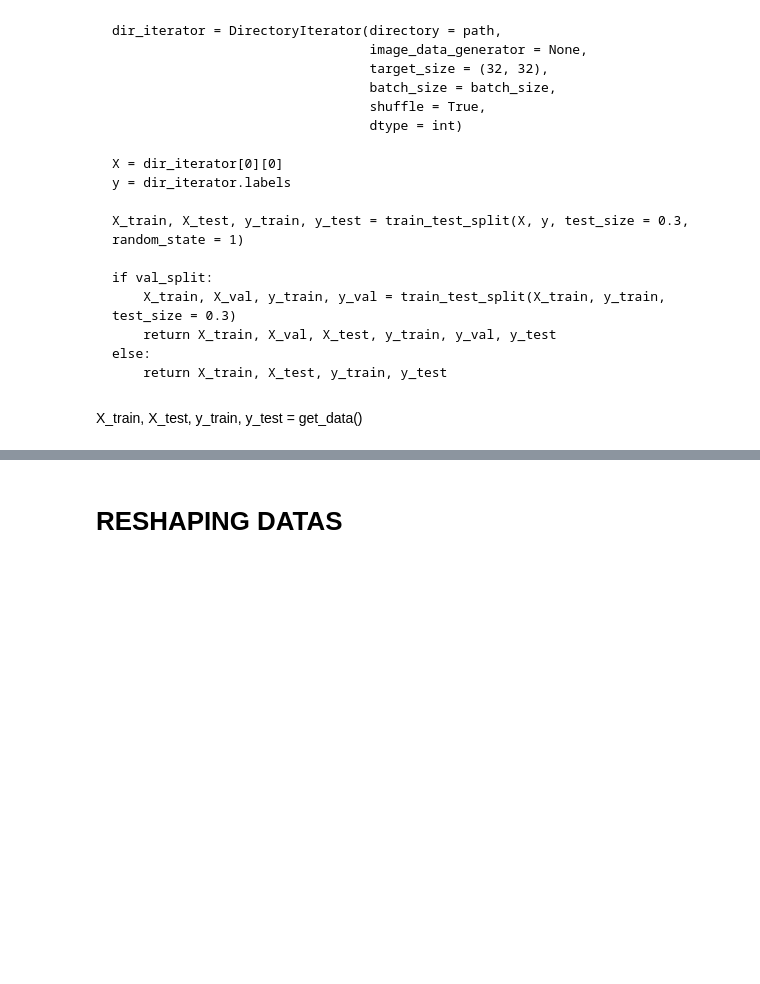
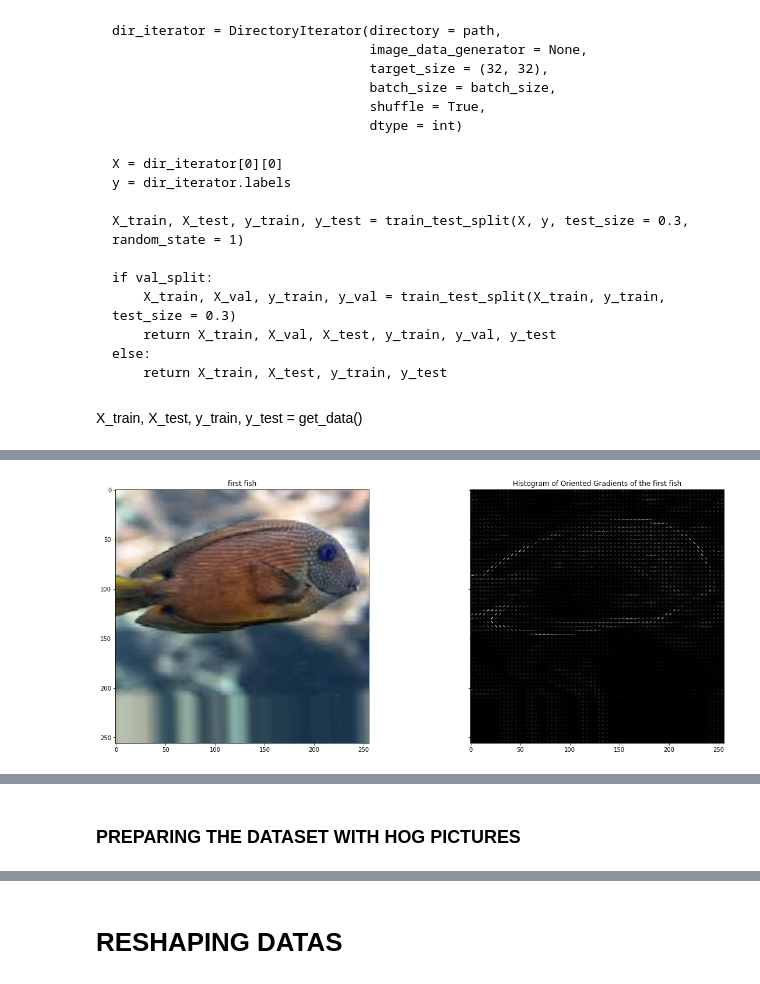
Before and after one commit to annemariemichaud/catchafish, a Jupyter notebook: notebooks/db_notebook.ipynb, the cells around one changed output, grey strips where cells are left out. Saved outputs shown, nothing was run; the diff lists cells and outputs as text; code cells hidden in the pictures; blank space fills up the shorter version.

```diff
--- a/notebooks/db_notebook.ipynb
+++ b/notebooks/db_notebook.ipynb
@@ -94,0 +157,3 @@ Found 1305 images belonging to 11 classes.
+# %%
+%%time
+fd, hog_image = hog(resized_img, orientations=9, pixels_per_cell=(4, 4), cells_per_block=(2, 2), visualize=True, multichannel=True)
@@ -94,0 +162,16 @@ Found 1305 images belonging to 11 classes.
+# %%
+%%time
+fig, (ax1, ax2) = plt.subplots(1, 2, figsize=(20, 8), sharex=True, sharey=True)
+
+ax1.imshow(resized_img, cmap=plt.cm.gray)
+ax1.set_title('first fish')
+
+# Rescale for better display
+hog_image_rescaled = exposure.rescale_intensity(hog_image, in_range=(0, 10))
+
+ax2.imshow(hog_image_rescaled, cmap=plt.cm.gray)
+ax2.set_title('Histogram of Oriented Gradients of the first fish')
+
+plt.show()
+# %% [output]
+[figure, added]
@@ -94,0 +179,2 @@ Found 1305 images belonging to 11 classes.
+# %% [markdown]
+### PREPARING THE DATASET WITH HOG PICTURES
```
Also changed, not shown: parts of 149 cells of this notebook.
